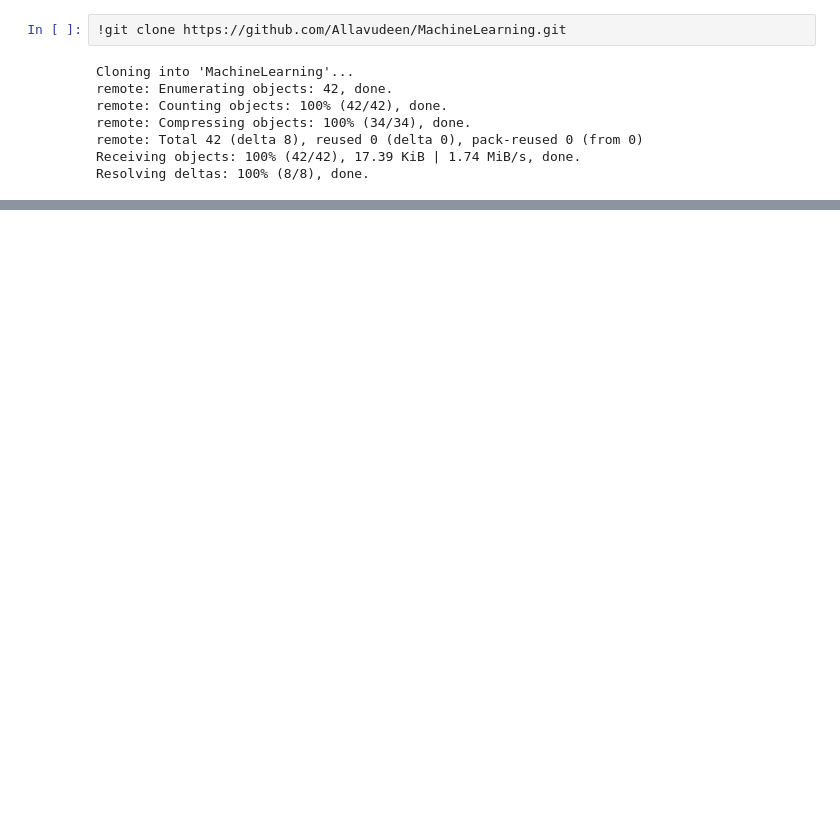
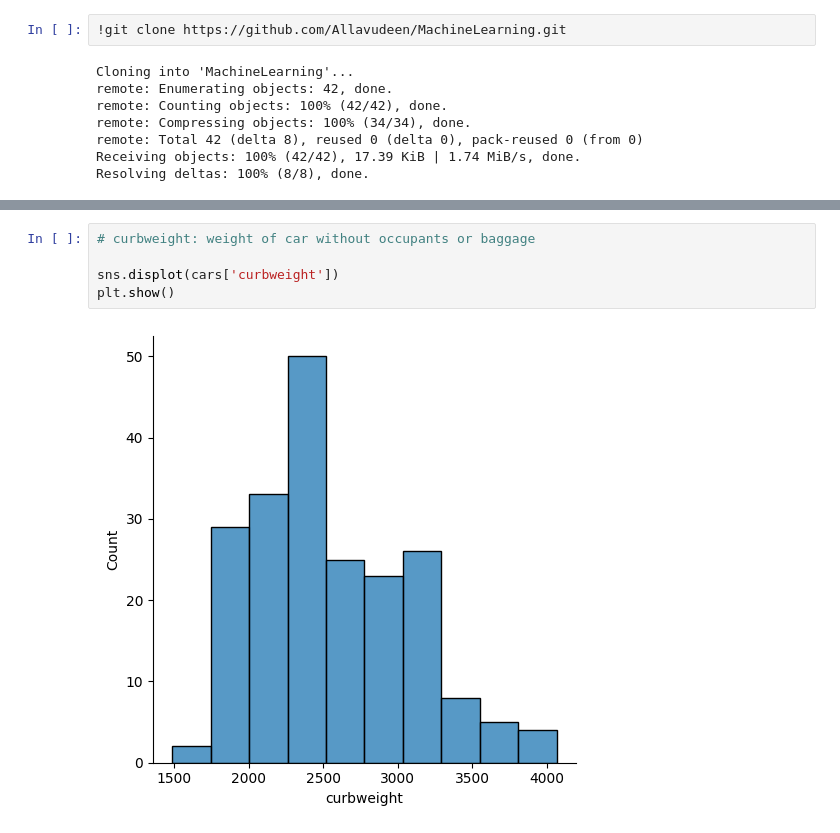
Before and after one commit to Allavudeen/MachineLearning, a Jupyter notebook: Regression/PredictCarPrice/Car_Price_Prediction_LR.ipynb, the cells around one changed output, grey strips where cells are left out. Saved outputs shown, nothing was run; the diff lists cells and outputs as text; blank space fills up the shorter version.

```diff
--- a/Regression/PredictCarPrice/Car_Price_Prediction_LR.ipynb
+++ b/Regression/PredictCarPrice/Car_Price_Prediction_LR.ipynb
@@ -33,0 +100,7 @@ cars.head()
+# %%
+# curbweight: weight of car without occupants or baggage
+
+sns.displot(cars['curbweight'])
+plt.show()
+# %% [output]
+[figure, added]
```
Also changed, not shown: parts of 10 cells of this notebook.
